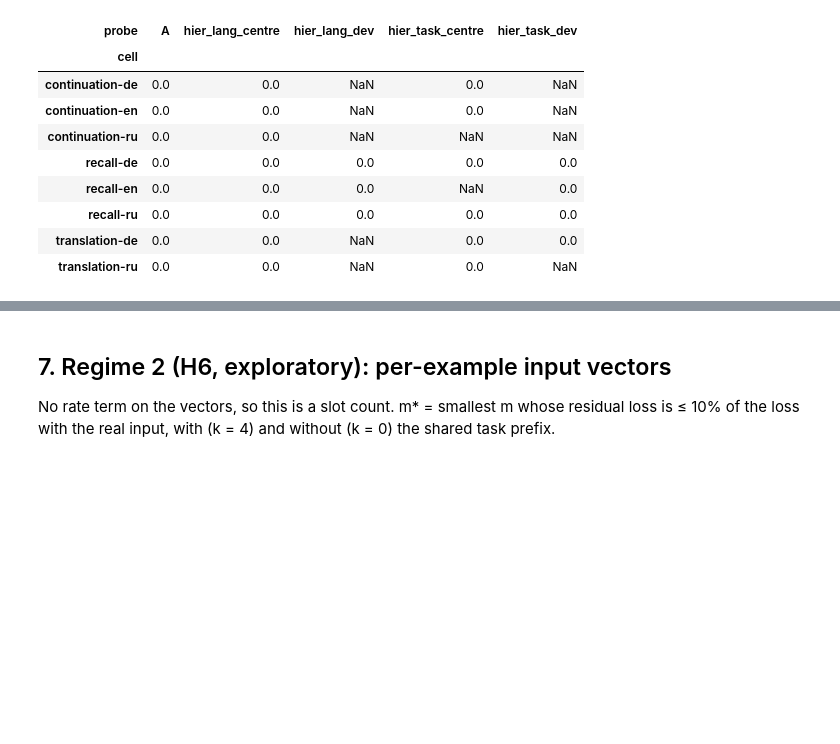
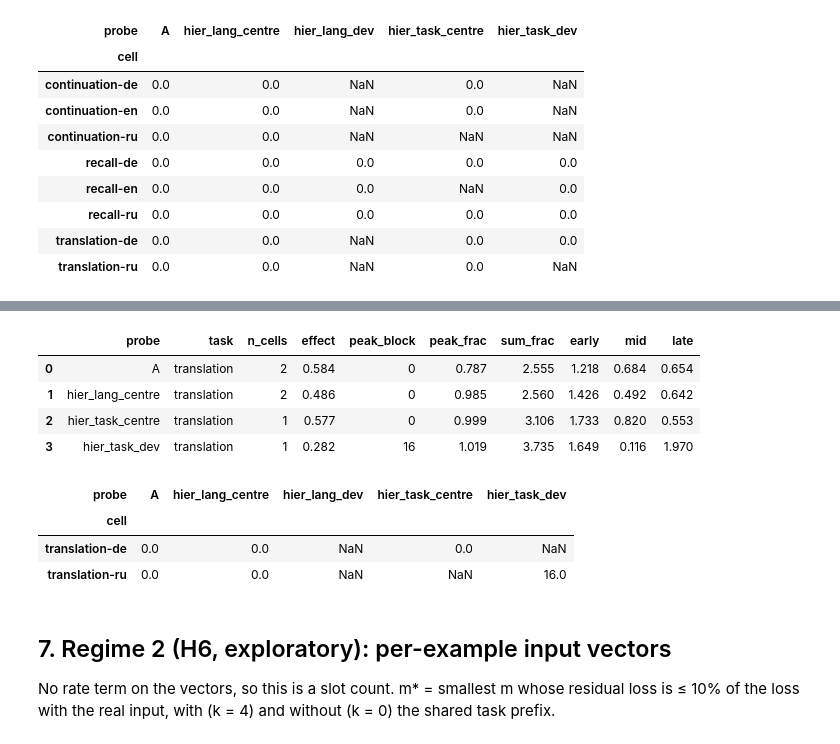
Before and after one commit to sirotenkogeorgii/prefix-programs, a Jupyter notebook: notebooks/01_figures.ipynb, the cells around one changed output, grey strips where cells are left out. Saved outputs shown, nothing was run; the diff lists cells and outputs as text; code cells hidden in the pictures; blank space fills up the shorter version.

```diff
--- a/notebooks/01_figures.ipynb
+++ b/notebooks/01_figures.ipynb
@@ -489,3 +519,24 @@ pk = mechanism.peak_blocks(m); pk.to_csv(TAB / "mechanism_peaks.csv"); pk
+# %%
+if len(m2):
+    san2 = mechanism.sanity(m2); assert (san2.all_minus_donor.abs() < 1e-6).all(), "all-layers patch must reproduce the donor"
+    ds2 = mechanism.depth_summary(m2); ds2.to_csv(TAB / "mechanism2_depth.csv", index=False)
+    pk2 = mechanism.peak_blocks(m2); pk2.to_csv(TAB / "mechanism2_peaks.csv")
+    profiles2 = {p: mechanism.layer_profile(m2, p) for p in ["A", "hier_task_centre", "hier_task_dev", "hier_lang_centre", "hier_lang_dev"]}
+    profiles2 = {p: v for p, v in profiles2.items() if v.shape[1] > 0}
+    fig = plots.plot_mechanism(profiles2); fig.savefig(FIG / "mechanism_corrected.png", dpi=150); plt.show()
+    display(ds2); display(pk2)
+else:
+    print("mechanism2.csv not synced yet")
+# %% [output]
+|  | probe | task | n_cells | effect | peak_block | peak_frac | sum_frac | early | mid | late |
+| 0 | A | translation | 2 | 0.584 | 0 | 0.787 | 2.555 | 1.218 | 0.684 | 0.654 |
+| 1 | hier_lang_centre | translation | 2 | 0.486 | 0 | 0.985 | 2.560 | 1.426 | 0.492 | 0.642 |
+| 2 | hier_task_centre | translation | 1 | 0.577 | 0 | 0.999 | 3.106 | 1.733 | 0.820 | 0.553 |
+| 3 | hier_task_dev | translation | 1 | 0.282 | 16 | 1.019 | 3.735 | 1.649 | 0.116 | 1.970 |
+| probe | A | hier_lang_centre | hier_lang_dev | hier_task_centre | hier_task_dev |
+| cell |  |  |  |  |  |
+| translation-de | 0.0 | 0.0 | NaN | 0.0 | NaN |
+| translation-ru | 0.0 | 0.0 | NaN | NaN | 16.0 |
 # %% [markdown]
 ## 7. Regime 2 (H6, exploratory): per-example input vectors
 
```
Also changed, not shown: parts of 3 cells of this notebook, 6 other files.
